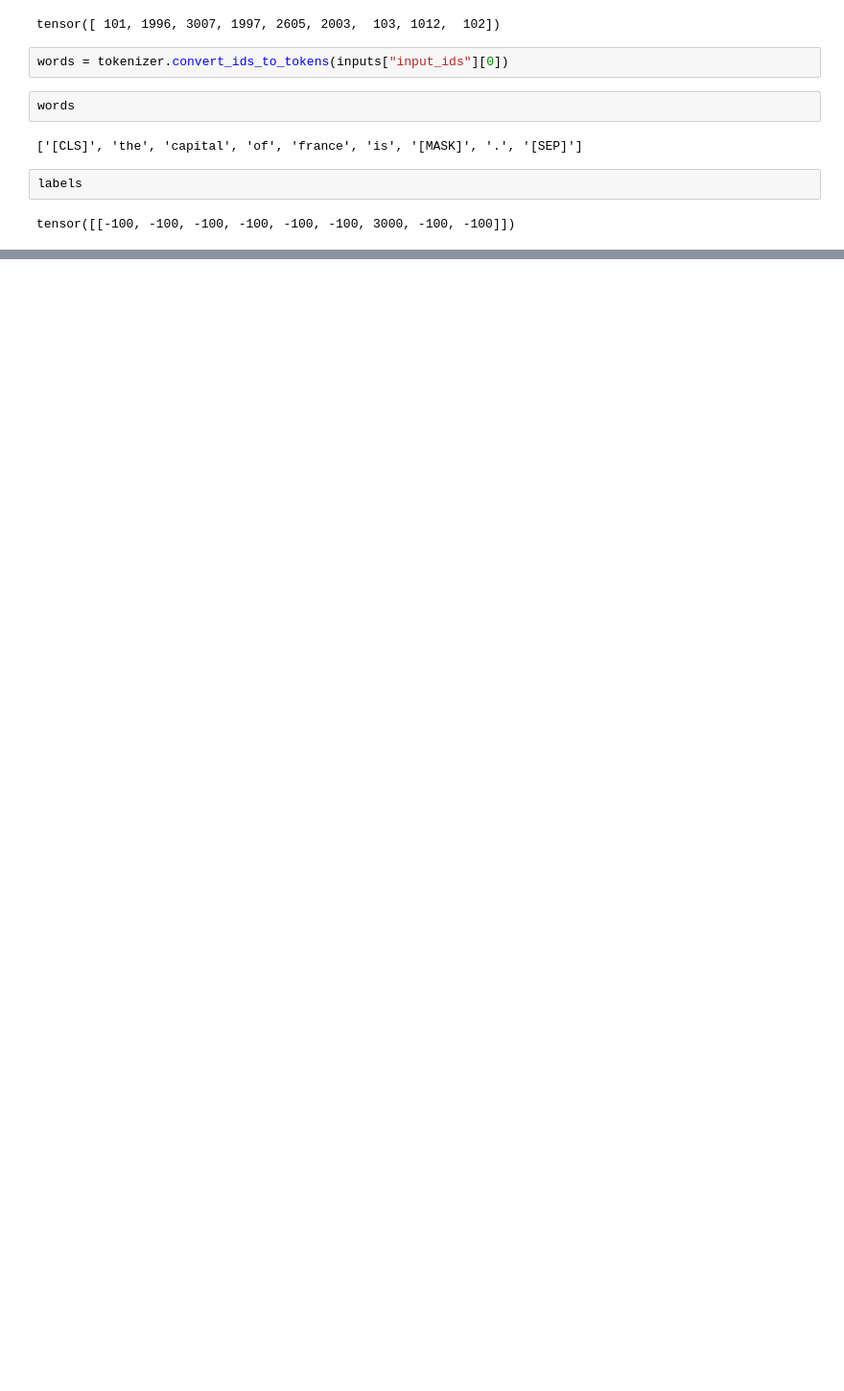
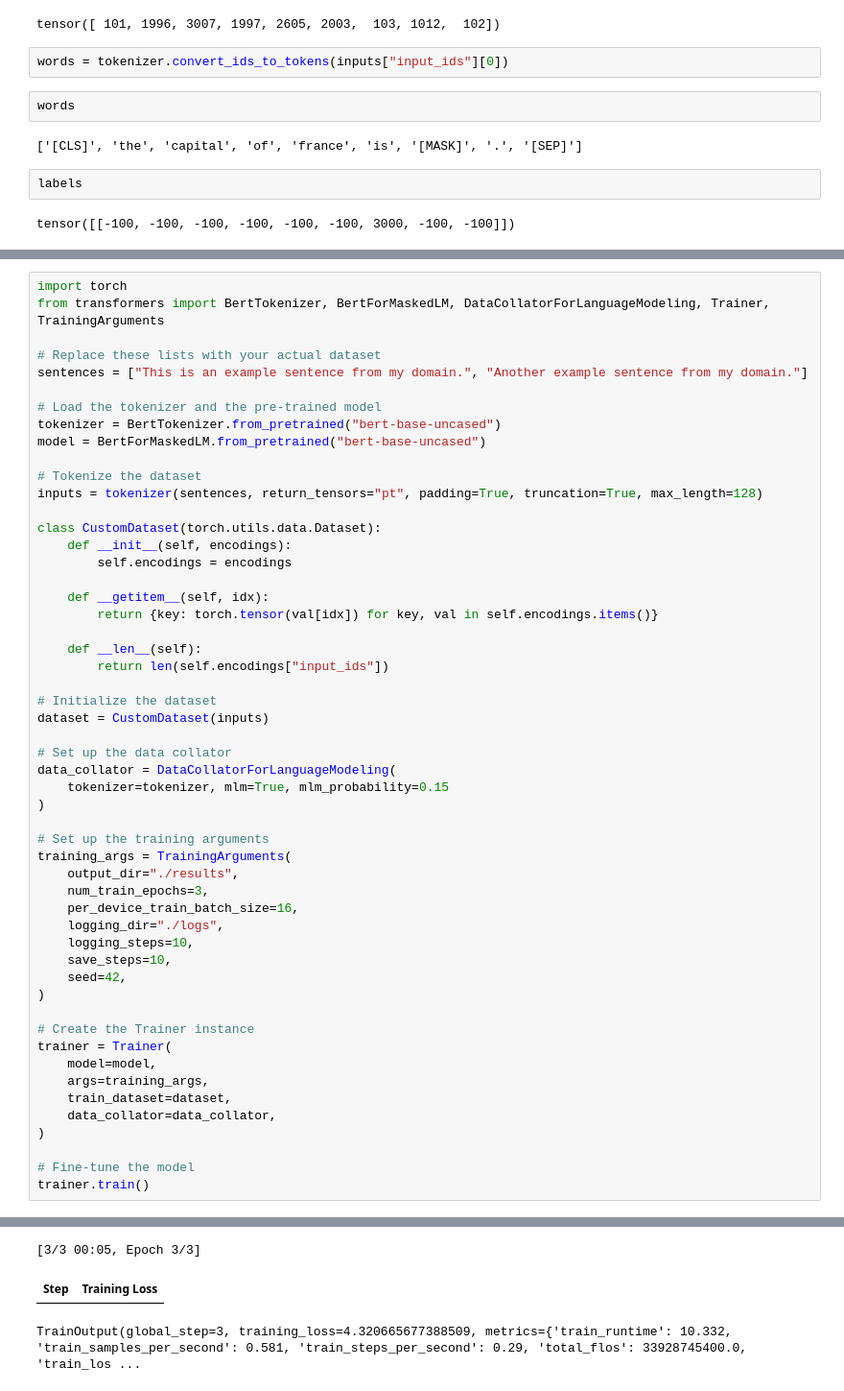
Before and after one commit to liangshaobo2001/ShakesBERT, a Jupyter notebook: notebooks/bert_base.ipynb, the cells around one changed output, grey strips where cells are left out. Shown: that part at 96% size. Saved outputs shown, nothing was run; the diff lists cells and outputs as text; blank space fills up the shorter version.

```diff
--- a/notebooks/bert_base.ipynb
+++ b/notebooks/bert_base.ipynb
@@ -190,0 +192,54 @@ classifier(sentences)
+# %%
+import torch
+from transformers import BertTokenizer, BertForMaskedLM, DataCollatorForLanguageModeling, Trainer, TrainingArguments
+
+# Replace these lists with your actual dataset
+sentences = ["This is an example sentence from my domain.", "Another example sentence from my domain."]
+
+# Load the tokenizer and the pre-trained model
+tokenizer = BertTokenizer.from_pretrained("bert-base-uncased")
+model = BertForMaskedLM.from_pretrained("bert-base-uncased")
+
+# Tokenize the dataset
+inputs = tokenizer(sentences, return_tensors="pt", padding=True, truncation=True, max_length=128)
+
+class CustomDataset(torch.utils.data.Dataset):
+    def __init__(self, encodings):
+        self.encodings = encodings
+
+    def __getitem__(self, idx):
+        return {key: torch.tensor(val[idx]) for key, val in self.encodings.items()}
+
+    def __len__(self):
+        return len(self.encodings["input_ids"])
+
+# Initialize the dataset
+dataset = CustomDataset(inputs)
+
+# Set up the data collator
+data_collator = DataCollatorForLanguageModeling(
+    tokenizer=tokenizer, mlm=True, mlm_probability=0.15
+)
+
+# Set up the training arguments
+training_args = TrainingArguments(
+    output_dir="./results",
+    num_train_epochs=3,
+    per_device_train_batch_size=16,
+    logging_dir="./logs",
+    logging_steps=10,
+    save_steps=10,
+    seed=42,
+)
+
+# Create the Trainer instance
+trainer = Trainer(
+    model=model,
+    args=training_args,
+    train_dataset=dataset,
+    data_collator=data_collator,
+)
+
+# Fine-tune the model
+trainer.train()
+# %% [output]
@@ -190,0 +249,3 @@ classifier(sentences)
+[3/3 00:05, Epoch 3/3]
+| Step | Training Loss |
+TrainOutput(global_step=3, training_loss=4.320665677388509, metrics={'train_runtime': 10.332, 'train_samples_per_second': 0.581, 'train_steps_per_second': 0.29, 'total_flos': 33928745400.0, 'train_los ...
```
Also changed, not shown: parts of 12 cells of this notebook.
